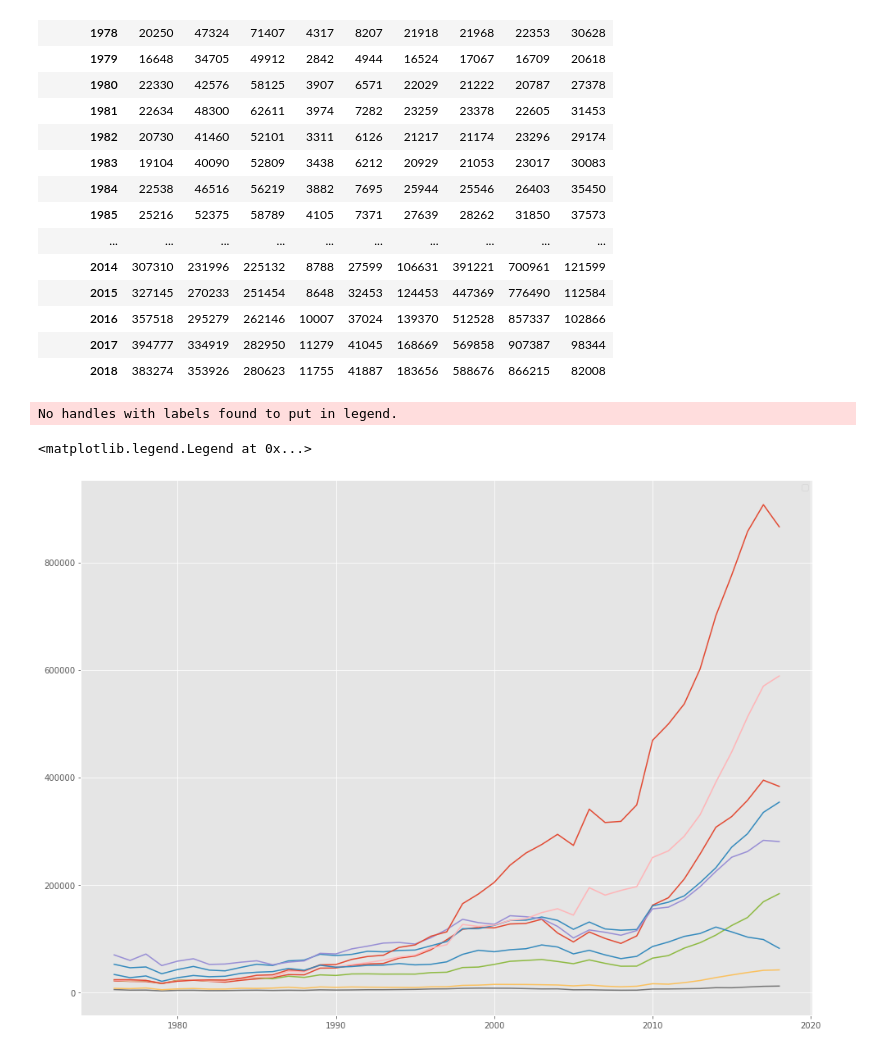
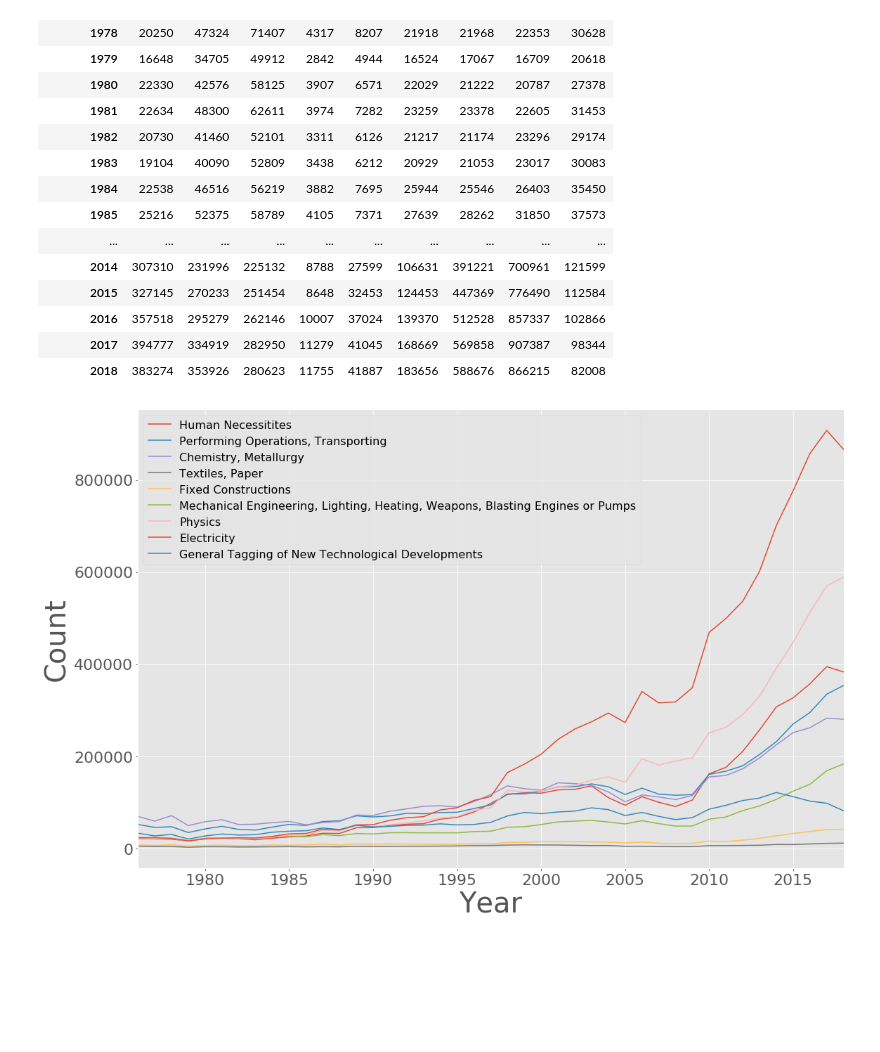
Before and after one commit to LawrenceGlenn/Exploration_of_Patent_Data, a Jupyter notebook: Topic_Analysis_by_year.ipynb, the cells around one changed output. Cells and saved outputs as stored; diff of their text form; code cells hidden in the pictures; blank space fills up the shorter version.

Commit message:
improved appearance of plots

```diff
--- a/Topic_Analysis_by_year.ipynb
+++ b/Topic_Analysis_by_year.ipynb
@@ -248,11 +248,3 @@ pd_year_vs_group[:-1]
 | 2016 | 357518 | 295279 | 262146 | 10007 | 37024 | 139370 | 512528 | 857337 | 102866 |
 | 2017 | 394777 | 334919 | 282950 | 11279 | 41045 | 168669 | 569858 | 907387 | 98344 |
 | 2018 | 383274 | 353926 | 280623 | 11755 | 41887 | 183656 | 588676 | 866215 | 82008 |
-# %%
-fig,ax = plt.subplots(figsize=(16,12))
-ax.plot(pd_year_vs_group[:-1])
-plt.legend()
-# %% [output]
-No handles with labels found to put in legend.
-<matplotlib.legend.Legend at 0x...>
-[figure, removed]
@@ -258,0 +253,10 @@ No handles with labels found to put in legend.
+# %%
+fig,ax = plt.subplots(figsize=(18,12))
+pd_year_vs_group[:-1].plot(ax=ax)
+ax.legend(["Human Necessitites", "Performing Operations, Transporting", "Chemistry, Metallurgy","Textiles, Paper", "Fixed Constructions", "Mechanical Engineering, Lighting, Heating, Weapons, Blasting Engines or Pumps", "Physics", "Electricity", "General Tagging of New Technological Developments"]
+         ,fontsize=16);
+ax.set_xlabel('Year', fontsize=40)
+ax.set_ylabel('Count', fontsize=40)
+ax.tick_params(axis='both', which='major', labelsize=22)
+# %% [output]
+[figure, added]
```
Also changed, not shown: parts of 1 cell of this notebook.
